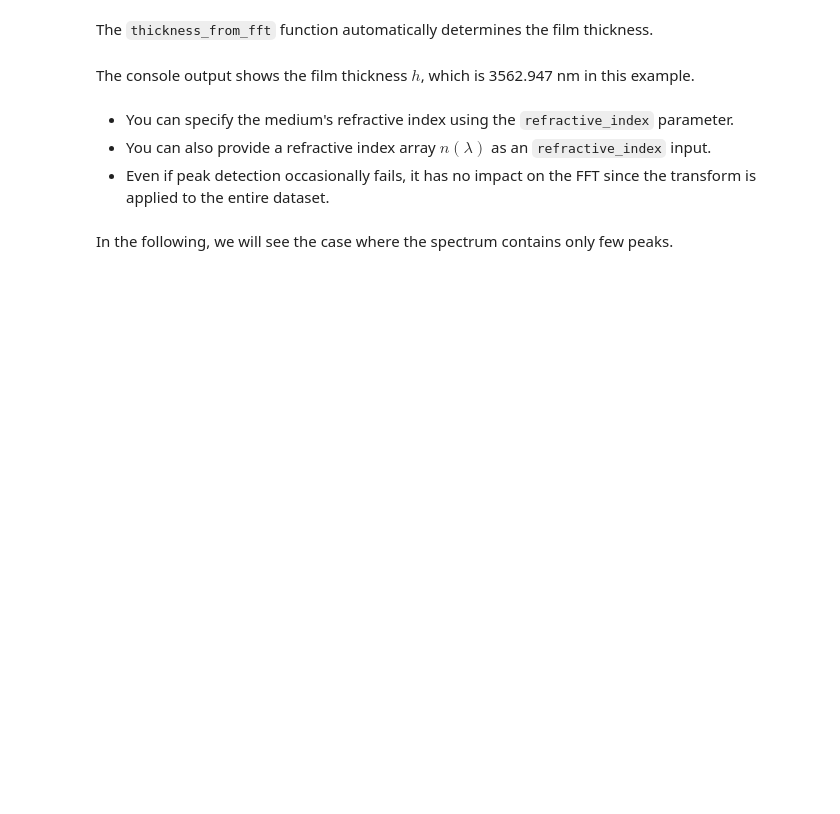
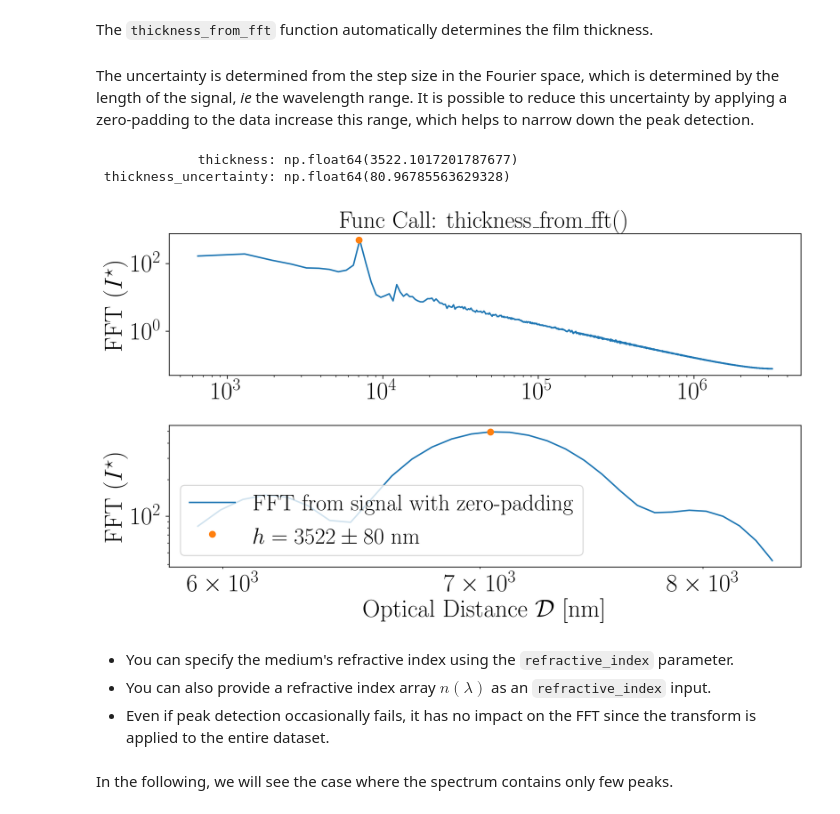
Before and after one commit to sciunto-org/optifik, a Jupyter notebook: docs/notebooks/2_FFT.ipynb, the cells around one changed output. Cells and saved outputs as stored; diff of their text form; code cells hidden in the pictures; blank space fills up the shorter version.

```diff
--- a/docs/notebooks/2_FFT.ipynb
+++ b/docs/notebooks/2_FFT.ipynb
@@ -48,7 +49,17 @@ thickness_from_fft(wavelengths, intensities_smoothed,
 # %% [markdown]
 The `thickness_from_fft` function automatically determines the film thickness.
 # %% [markdown]
-The console output shows the film thickness $h$, which is 3562.947 nm in this example.
+The uncertainty is determined from the step size in the Fourier space, which is determined by the length of the signal, *ie* the wavelength range. It is possible to reduce this uncertainty by applying a zero-padding to the data increase this range, which helps to narrow down the peak detection.
+# %%
+thickness_from_fft(wavelengths, intensities_smoothed,
+                   refractive_index=1.33,
+                   num_half_space=None,
+                   N_padding=8,
+                   plot=True)
+# %% [output]
+             thickness: np.float64(3522.1017201787677)
+ thickness_uncertainty: np.float64(80.96785563629328)
+[figure, added]
 # %% [markdown]
 - You can specify the medium's refractive index using the `refractive_index` parameter.
 - You can also provide a refractive index array $n(\lambda)$ as an `refractive_index` input.
```
Also changed, not shown: parts of 2 cells of this notebook, 1 other file.
